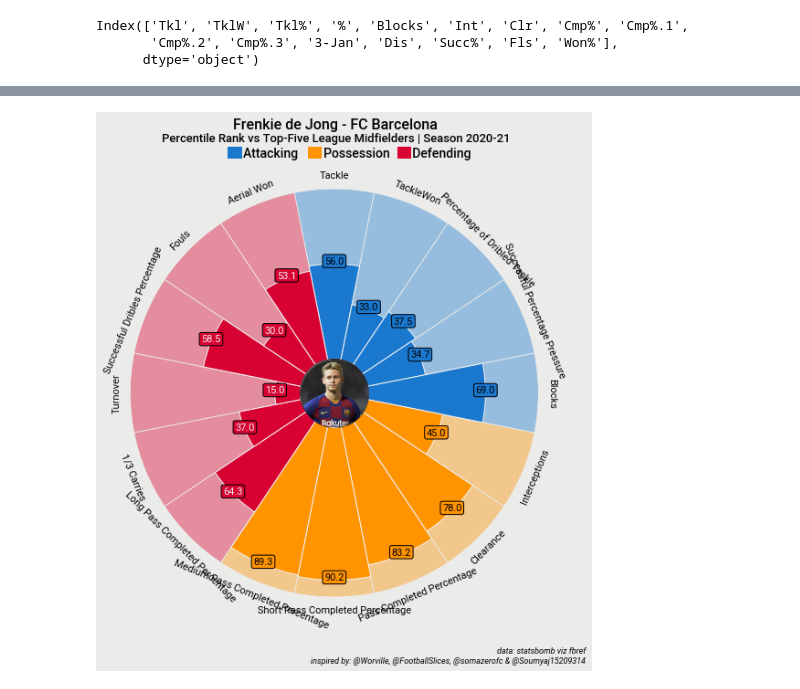
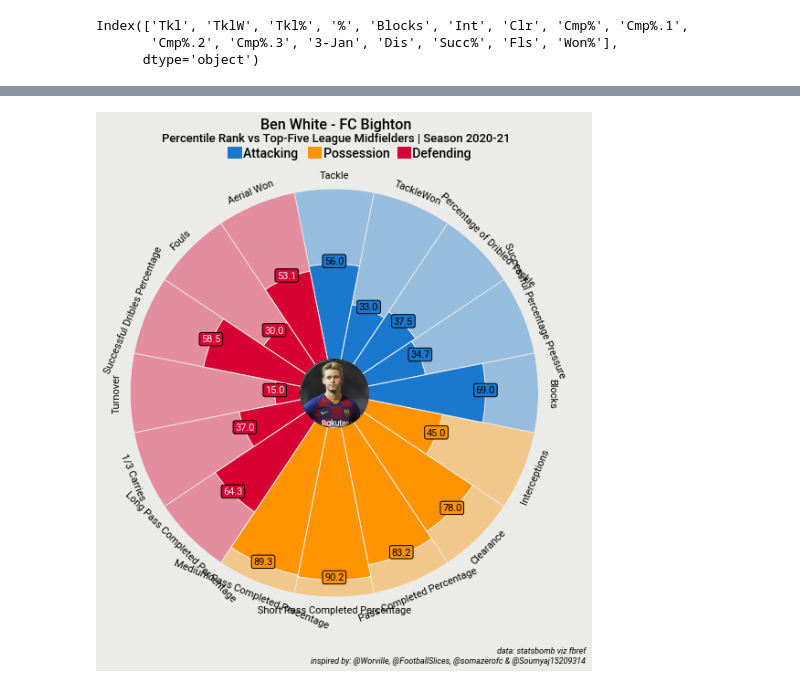
Before and after one commit to hoangphung21/soccer-analyst-1, a Jupyter notebook: Scouting/BenWhite/BenWhite2021Scouting.ipynb, the cells around one changed output, grey strips where cells are left out. Drawn from its saved outputs; the diff is of its cells as text; code cells hidden in the pictures.

```diff
--- a/Scouting/BenWhite/BenWhite2021Scouting.ipynb
+++ b/Scouting/BenWhite/BenWhite2021Scouting.ipynb
@@ -140,7 +140,7 @@ fig, ax = baker.make_pizza(
 
 # add title
 fig.text(
-    0.515, 0.975, "Frenkie de Jong - FC Barcelona", size=16,
+    0.515, 0.975, "Ben White - FC Bighton", size=16,
     ha="center", fontproperties=font_bold.prop, color="#000000"
 )
 
@@ -164,31 +164,31 @@ fig.text(
 
 # add text
 fig.text(
     0.34, 0.925, "Attacking        Possession       Defending", size=14,
     fontproperties=font_bold.prop, color="#000000"
 )
 
 # add rectangles
 fig.patches.extend([
     plt.Rectangle(
         (0.31, 0.9225), 0.025, 0.021, fill=True, color="#1a78cf",
         transform=fig.transFigure, figure=fig
     ),
     plt.Rectangle(
         (0.462, 0.9225), 0.025, 0.021, fill=True, color="#ff9300",
         transform=fig.transFigure, figure=fig
     ),
     plt.Rectangle(
         (0.632, 0.9225), 0.025, 0.021, fill=True, color="#d70232",
         transform=fig.transFigure, figure=fig
     ),
 ])
 
 # add image
 ax_image = add_image(
     fdj_cropped, fig, left=0.4478, bottom=0.4315, width=0.13, height=0.14
 )   # these values might differ when you are plotting
 
 plt.show()
 # %% [output]
-[figure, old version]
+[figure, new version]
```
